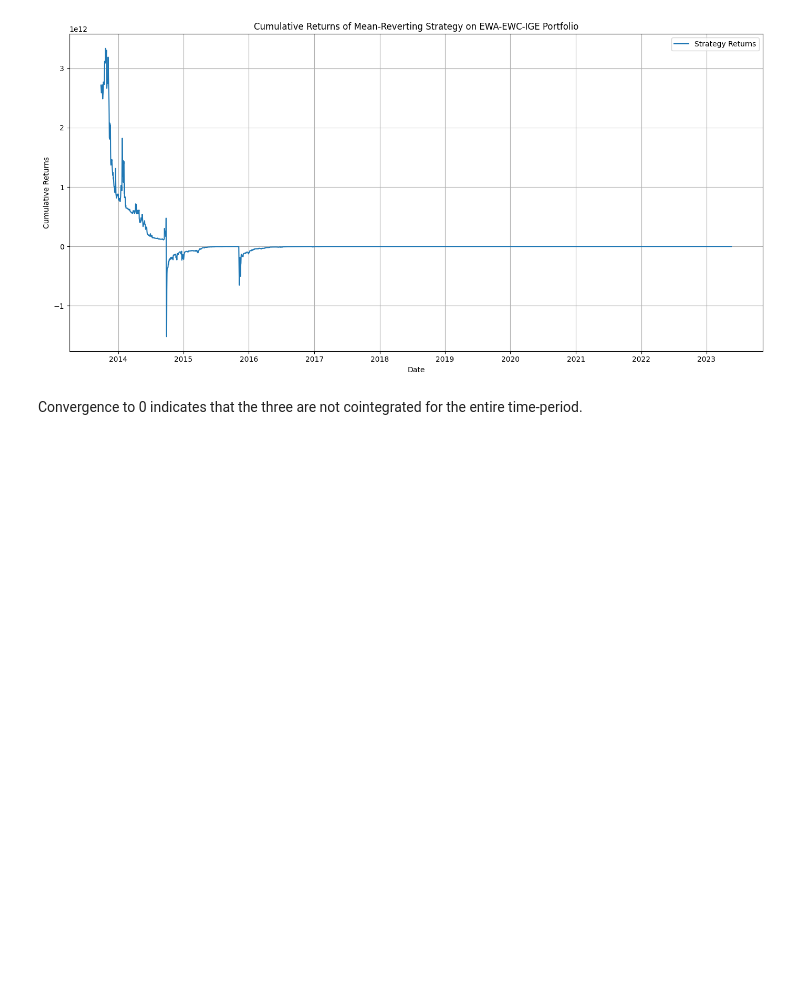
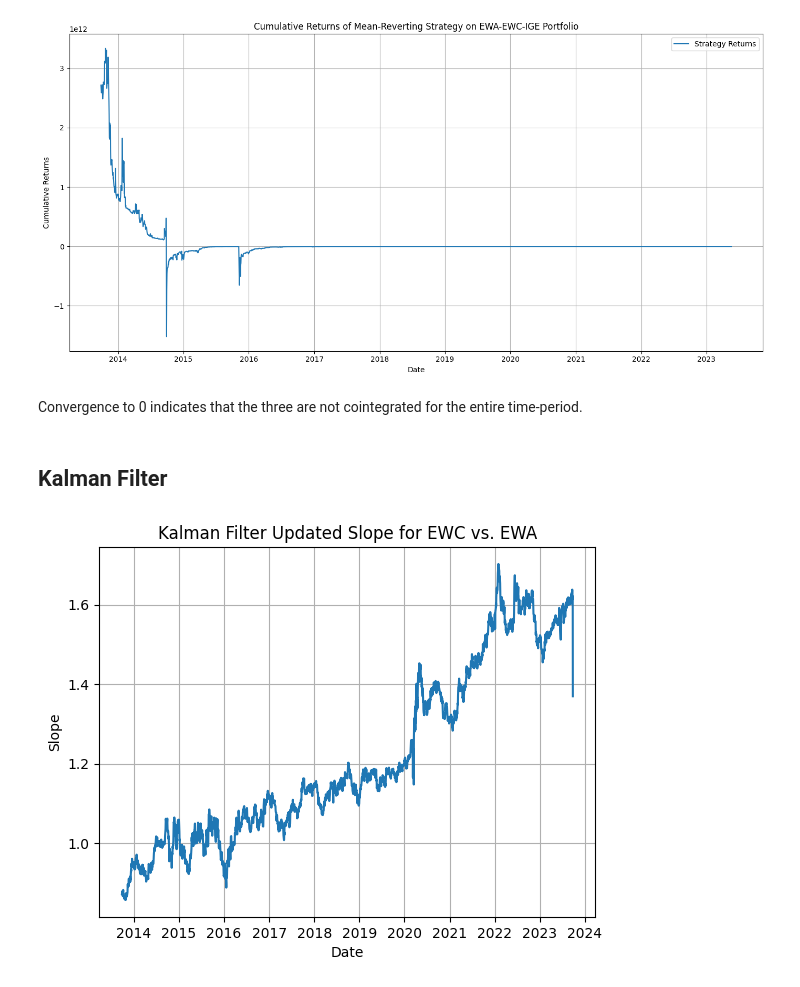
Before and after one commit to arjunmahesh1/Algo-Trading-Strategies-Practice, a Jupyter notebook: cointegration.ipynb, the cells around one changed output. Drawn from its saved outputs; the diff is of its cells as text; code cells hidden in the pictures; blank space fills up the shorter version.

Commit message:
Kalman Filter

```diff
--- a/cointegration.ipynb
+++ b/cointegration.ipynb
@@ -236,3 +236,42 @@ plt.show()
 [figure]
 # %% [markdown]
 Convergence to 0 indicates that the three are not cointegrated for the entire time-period.
+# %% [markdown]
+## Kalman Filter
+# %%
+# Initialization
+T = len(EWAdf)
+Q = 1e-3  # Process noise
+Ve = 0.001  # Measurement noise
+Vw = np.diag([0.001, 0.001])  # Covariance noise
+beta = np.zeros((2, T))
+R = np.zeros((2, 2, T))
+y = EWCdf['Close'].values
+x = np.vstack([np.ones(T), EWAdf['Close'].values]).T
+beta[:, 0] = np.linalg.lstsq(x, y, rcond=None)[0]
+R[:, :, 0] = Q
+
+for t in range(1, T):
+    # Prediction
+    beta[:, t] = beta[:, t-1]
+    R[:, :, t] = R[:, :, t-1] + Vw
+
+    # Measurement prediction
+    y_hat = x[t, :].dot(beta[:, t])
+
+    # Measurement update
+    e = y[t] - y_hat
+    Q_t = x[t, :].dot(R[:, :, t]).dot(x[t, :]) + Ve     # Measurement variance prediction
+    K = R[:, :, t].dot(x[t, :]) / Q_t       # Kalman gain
+    beta[:, t] = beta[:, t] + K * e
+    R[:, :, t] = R[:, :, t] - np.outer(K, x[t, :].dot(R[:, :, t]))
+
+# Plot
+plt.plot(EWAdf['Date'], beta[1, :])
+plt.title('Kalman Filter Updated Slope for EWC vs. EWA')
+plt.xlabel('Date')
+plt.ylabel('Slope')
+plt.grid(True)
+plt.show()
+# %% [output]
+[figure, added]
```
